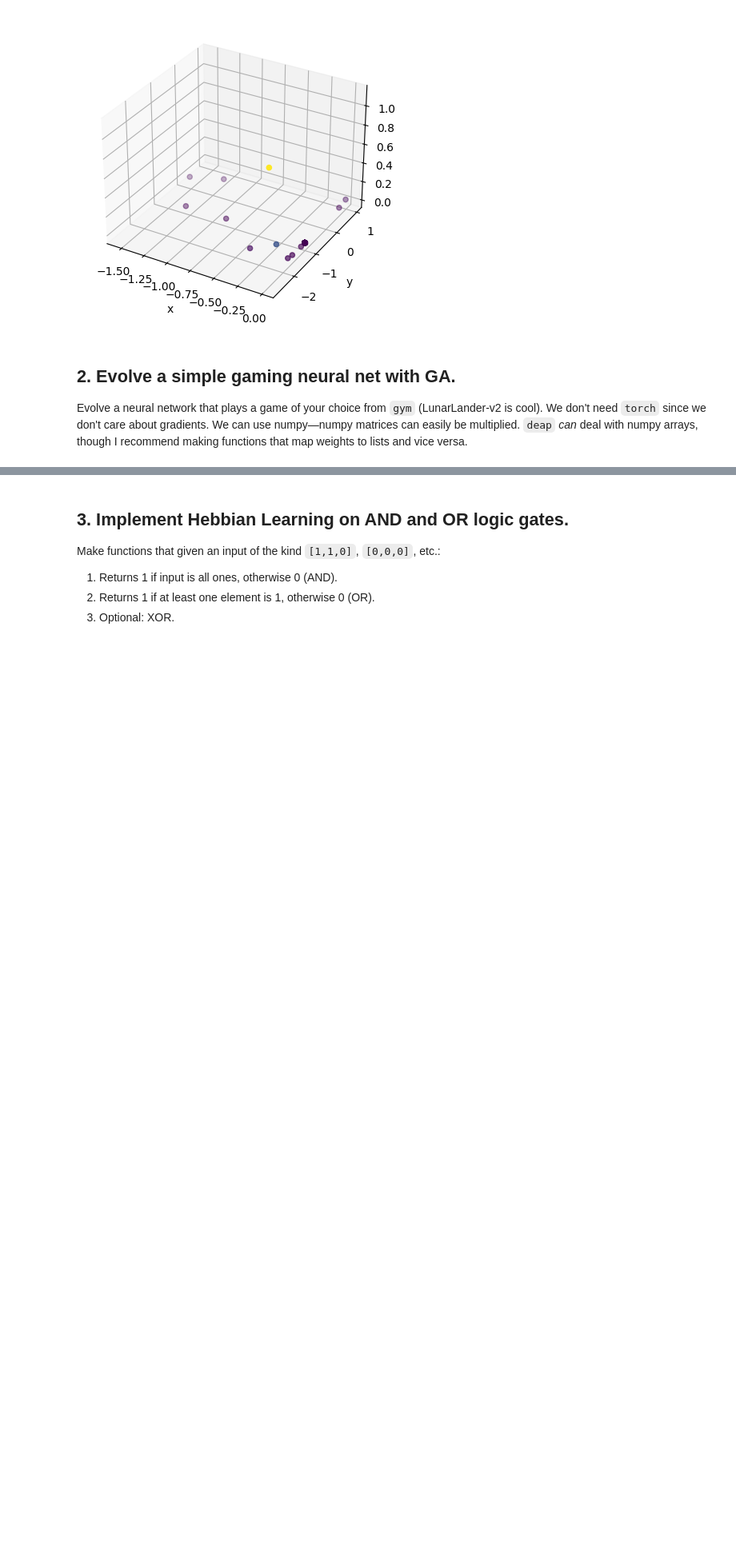
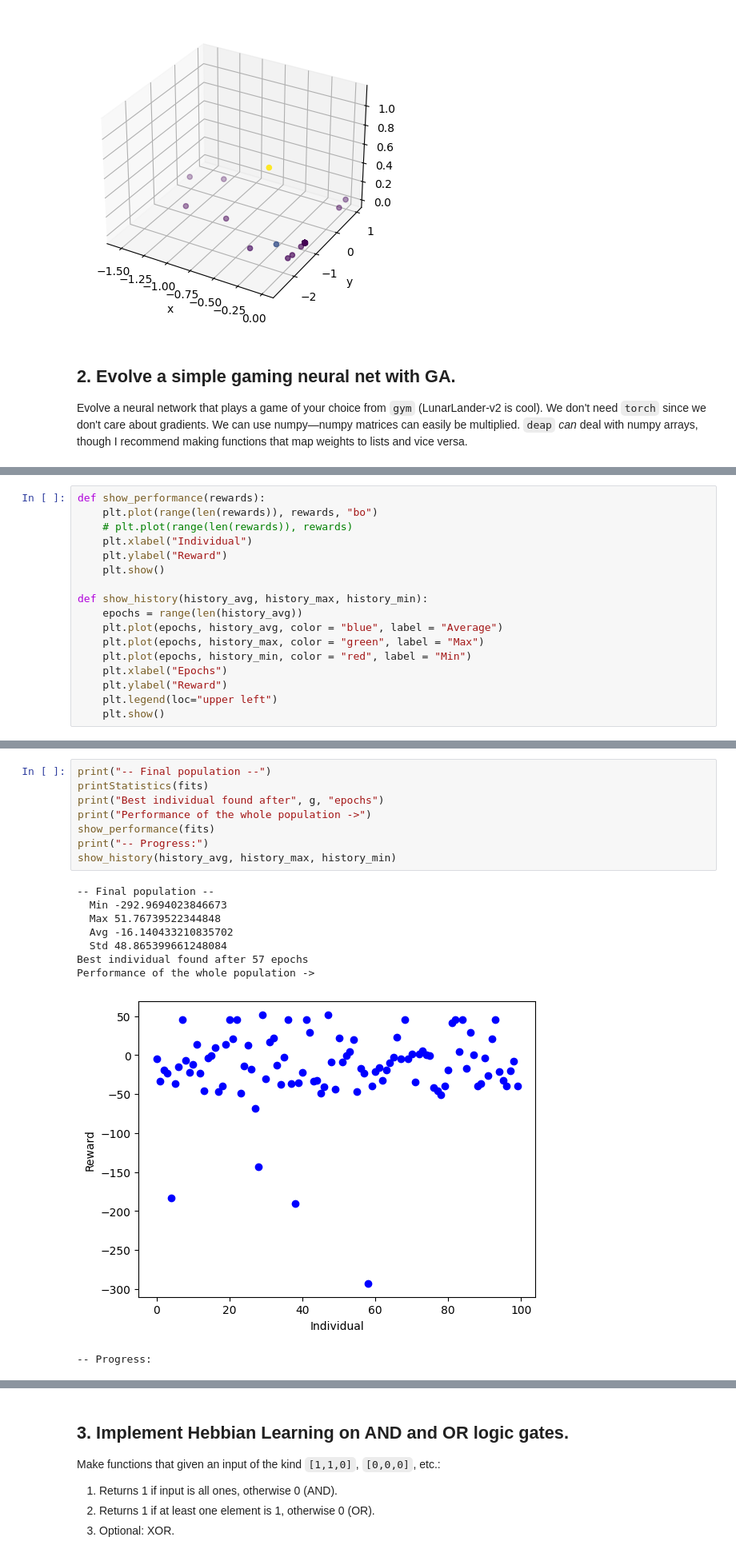
Before and after one commit to AlessandroBarbiero/Deep-Learning-for-Games-labs, a Jupyter notebook: lab7.ipynb, the cells around one changed output, grey strips where cells are left out. Shown at 80% size. Cells and saved outputs as stored; diff of their text form; blank space fills up the shorter version.

```diff
--- a/lab7.ipynb
+++ b/lab7.ipynb
@@ -420,0 +617,17 @@ We don't need `torch` since we don't care about gradients. We can use numpy—nu
+# %%
+def show_performance(rewards):
+    plt.plot(range(len(rewards)), rewards, "bo")
+    # plt.plot(range(len(rewards)), rewards)
+    plt.xlabel("Individual")
+    plt.ylabel("Reward")
+    plt.show()
+
+def show_history(history_avg, history_max, history_min):
+    epochs = range(len(history_avg))
+    plt.plot(epochs, history_avg, color = "blue", label = "Average")
+    plt.plot(epochs, history_max, color = "green", label = "Max")
+    plt.plot(epochs, history_min, color = "red", label = "Min")
+    plt.xlabel("Epochs")
+    plt.ylabel("Reward")
+    plt.legend(loc="upper left")
+    plt.show()
@@ -420,0 +691,18 @@ We don't need `torch` since we don't care about gradients. We can use numpy—nu
+# %%
+print("-- Final population --")
+printStatistics(fits)
+print("Best individual found after", g, "epochs")
+print("Performance of the whole population ->")
+show_performance(fits)
+print("-- Progress:")
+show_history(history_avg, history_max, history_min)
+# %% [output]
+-- Final population --
+  Min -292.9694023846673
+  Max 51.76739522344848
+  Avg -16.140433210835702
+  Std 48.865399661248084
+Best individual found after 57 epochs
+Performance of the whole population ->
+[figure, added]
+-- Progress:
```
Also changed, not shown: parts of 16 cells of this notebook.
